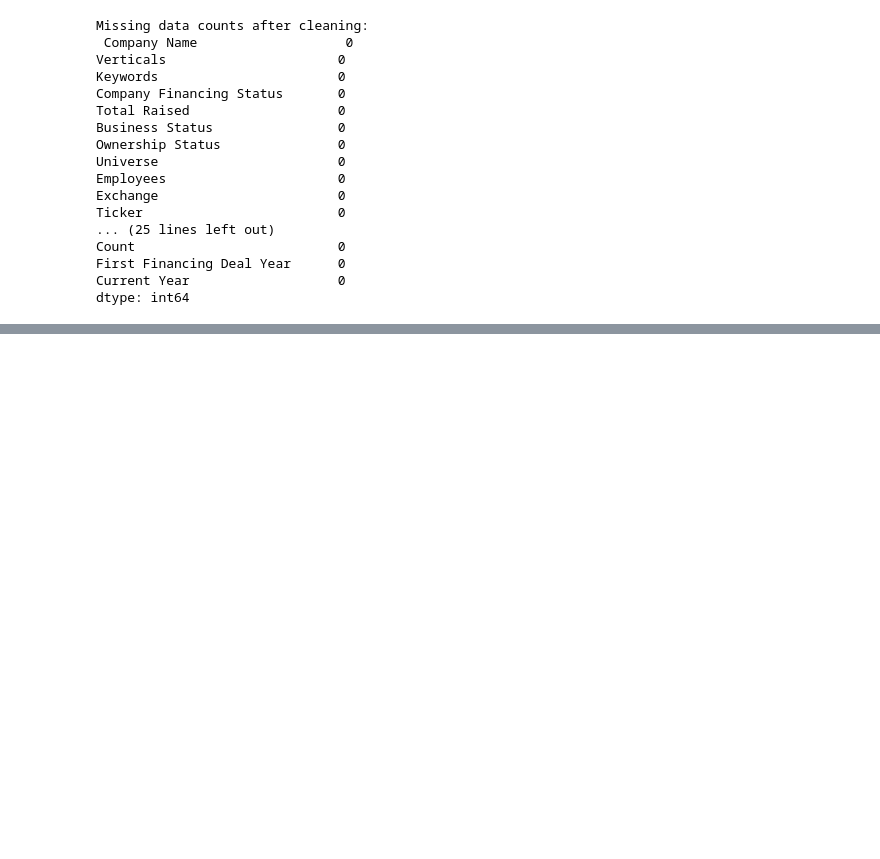
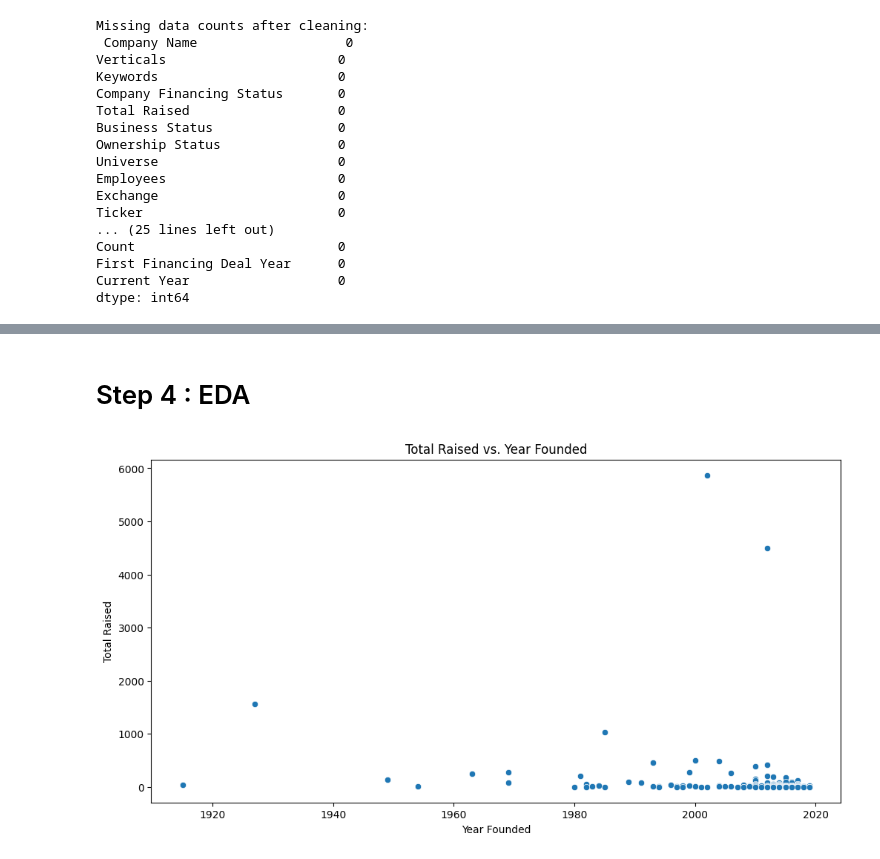
Before and after one commit to CodeDroid999/SDAAS-Market-Analysis, a Jupyter notebook: analysis.ipynb, the cells around one changed output, grey strips where cells are left out. Cells and saved outputs as stored; diff of their text form; code cells hidden in the pictures; blank space fills up the shorter version.

Commit message:
complete data analysis

```diff
--- a/analysis.ipynb
+++ b/analysis.ipynb
@@ -115,0 +147,21 @@ df.to_csv('cleaned_dataset.csv', index=False)
+# %% [markdown]
+# Step 4 : EDA
+# %%
+# Import necessary libraries
+import pandas as pd
+import matplotlib.pyplot as plt
+import seaborn as sns
+
+# Load your dataset into a Pandas DataFrame
+df = pd.read_csv('./Space Data Clean.csv')
+
+
+# 4. Scatter plot to explore relationships between two numerical columns (e.g., Total Raised vs. Year Founded)
+plt.figure(figsize=(12, 6))
+sns.scatterplot(data=df, x='Year Founded', y='Total Raised')
+plt.xlabel('Year Founded')
+plt.ylabel('Total Raised')
+plt.title('Total Raised vs. Year Founded')
+plt.show()
+# %% [output]
+[figure, added]
```
Also changed, not shown: parts of 10 cells of this notebook.
